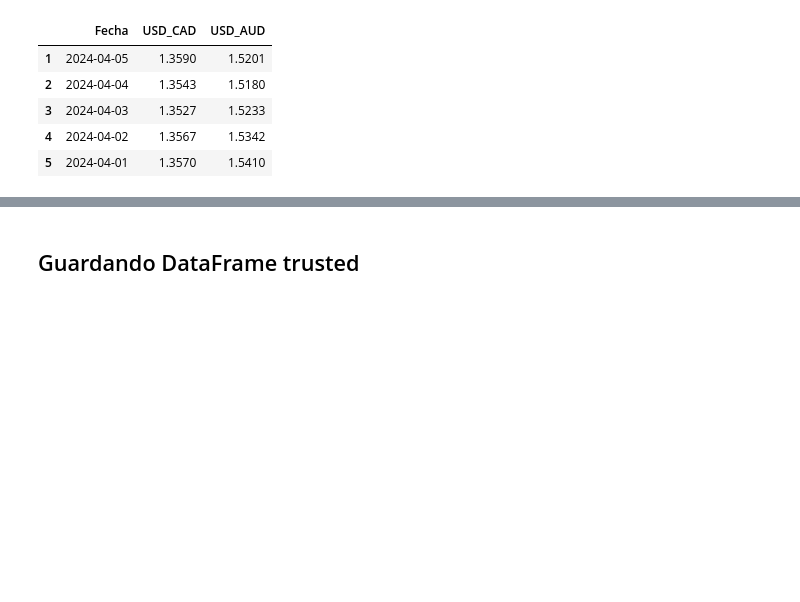
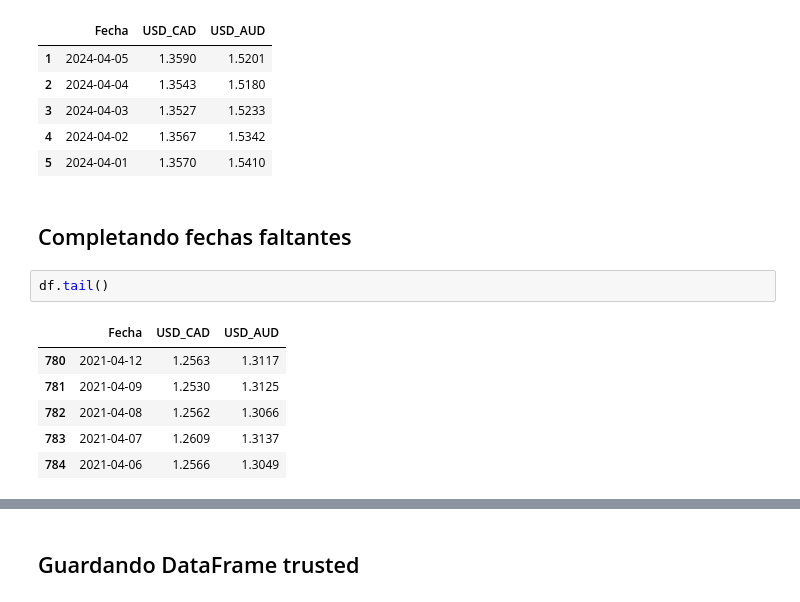
Before and after one commit to maestria-ds-eafit/estadistica-avanzada, a Jupyter notebook: taller_volatilidad/EDA/EDA.ipynb, the cells around one changed output, grey strips where cells are left out. Saved outputs shown, nothing was run; the diff lists cells and outputs as text; blank space fills up the shorter version.

```diff
--- a/taller_volatilidad/EDA/volatilidad.ipynb
+++ b/taller_volatilidad/EDA/EDA.ipynb
@@ -113,3 +113,14 @@ df.head()
 | 3 | 2024-04-03 | 1.3527 | 1.5233 |
 | 4 | 2024-04-02 | 1.3567 | 1.5342 |
 | 5 | 2024-04-01 | 1.3570 | 1.5410 |
+# %% [markdown]
+## Completando fechas faltantes
+# %%
+df.tail()
+# %% [output]
+|  | Fecha | USD_CAD | USD_AUD |
+| 780 | 2021-04-12 | 1.2563 | 1.3117 |
+| 781 | 2021-04-09 | 1.2530 | 1.3125 |
+| 782 | 2021-04-08 | 1.2562 | 1.3066 |
+| 783 | 2021-04-07 | 1.2609 | 1.3137 |
+| 784 | 2021-04-06 | 1.2566 | 1.3049 |
```
Also changed, not shown: parts of 3 cells of this notebook, 2 other files.
